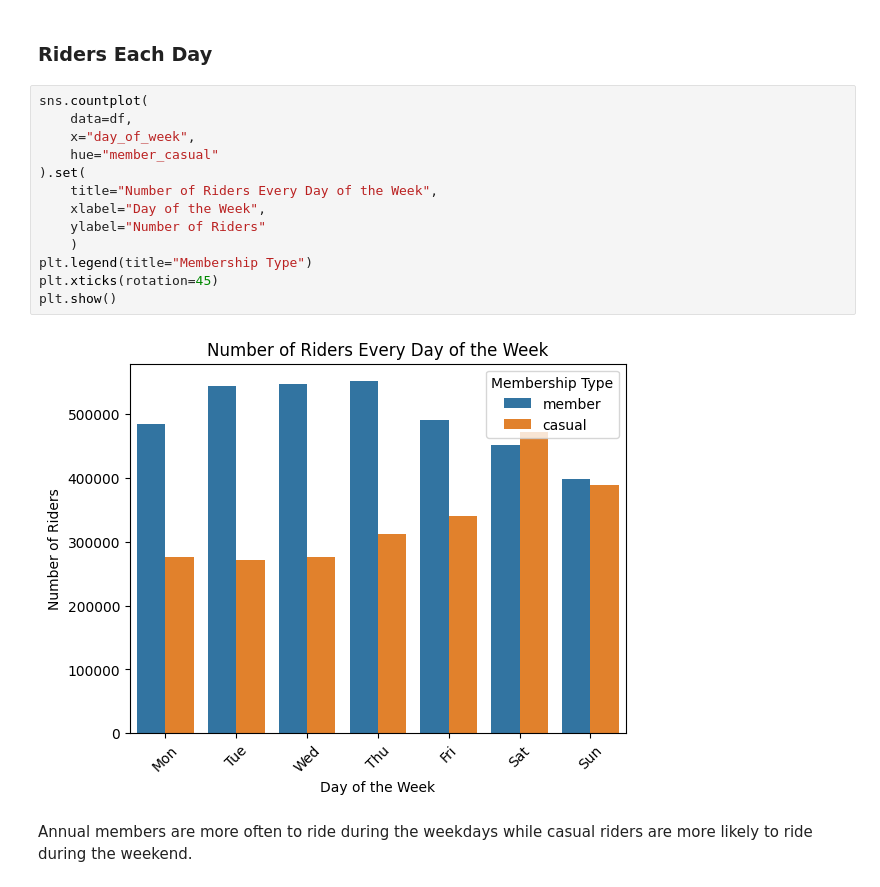
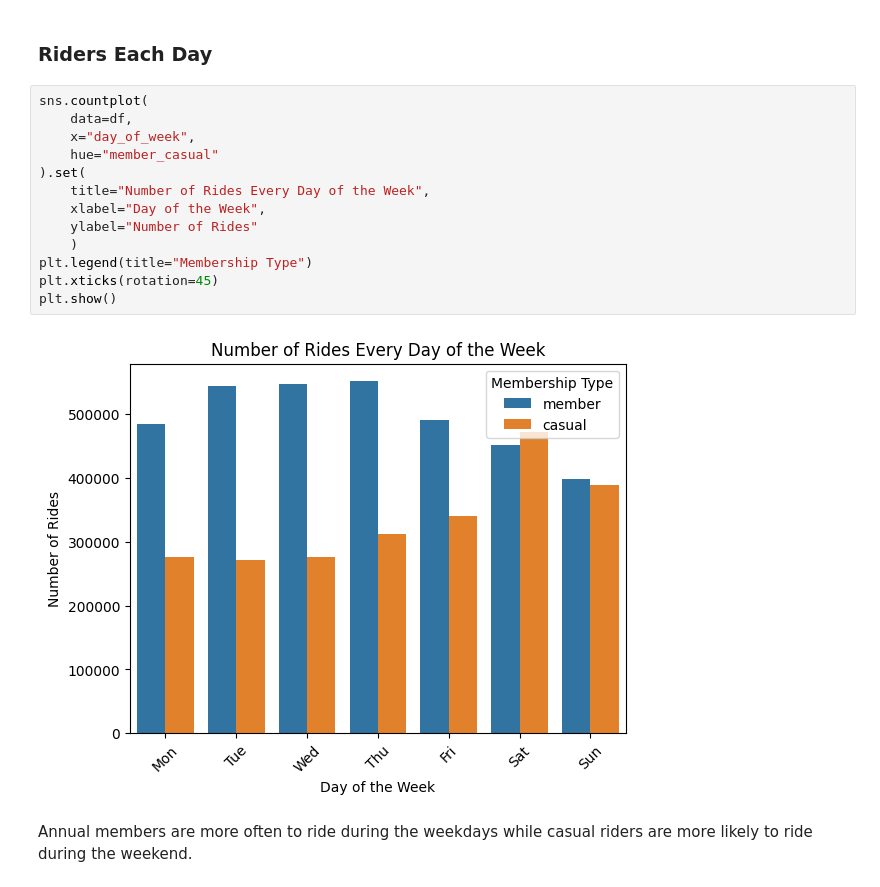
Before and after one commit to paulgreber/RideShareAnalysis, a Jupyter notebook: ride_share_analysis.ipynb, the cells around one changed output. Drawn from its saved outputs; the diff is of its cells as text.

```diff
--- a/ride_share_analysis.ipynb
+++ b/ride_share_analysis.ipynb
@@ -409,18 +409,18 @@ What is interesting is that casual ridership increases to almost the same levels
 # %%
 sns.countplot(
     data=df,
     x="day_of_week",
     hue="member_casual"
 ).set(
-    title="Number of Riders Every Day of the Week",
+    title="Number of Rides Every Day of the Week",
     xlabel="Day of the Week",
-    ylabel="Number of Riders"
+    ylabel="Number of Rides"
     )
 plt.legend(title="Membership Type")
 plt.xticks(rotation=45)
 plt.show()
 # %% [output]
-[figure, old version]
+[figure, new version]
 # %% [markdown]
 Annual members are more often to ride during the weekdays while casual riders are more likely to ride during the weekend.
 # %% [markdown]
```
Also changed, not shown: parts of 5 cells of this notebook, 7 other files.
